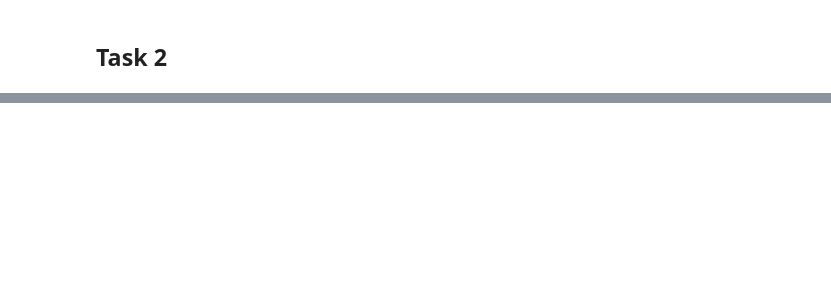
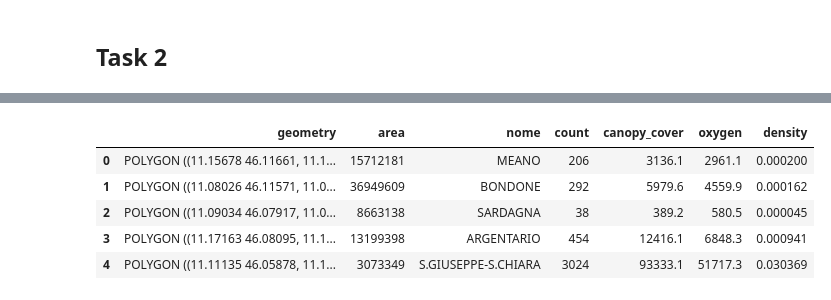
Before and after one commit to imperiale-m/data-visualization, a Jupyter notebook: data/data.ipynb, the cells around one changed output, grey strips where cells are left out. Saved outputs shown, nothing was run; the diff lists cells and outputs as text; code cells hidden in the pictures; blank space fills up the shorter version.

```diff
--- a/data/data.ipynb
+++ b/data/data.ipynb
@@ -144,0 +396,7 @@ task2.to_csv('task2.csv', index=False)
+# %%
+canopy_cover = trento_trees.groupby('nome')['canopy_cover_m2'].sum().sort_values(ascending=False).reset_index(name='canopy_cover')
+# %%
+oxygen = trento_trees.groupby('nome')['oxygen_production_kg_yr'].sum().sort_values(ascending=False).reset_index(name='oxygen')
+# %%
+trento = trento.join(canopy_cover.set_index(["nome"]), on='nome')
+trento = trento.join(oxygen.set_index(["nome"]), on='nome')
@@ -144,0 +405,11 @@ task2.to_csv('task2.csv', index=False)
+# %%
+trento['density'] = trento['canopy_cover'] / trento['area']
+# %%
+trento.head()
+# %% [output]
+|  | geometry | area | nome | count | canopy_cover | oxygen | density |
+| 0 | POLYGON ((11.15678 46.11661, 11.1... | 15712181 | MEANO | 206 | 3136.1 | 2961.1 | 0.000200 |
+| 1 | POLYGON ((11.08026 46.11571, 11.0... | 36949609 | BONDONE | 292 | 5979.6 | 4559.9 | 0.000162 |
+| 2 | POLYGON ((11.09034 46.07917, 11.0... | 8663138 | SARDAGNA | 38 | 389.2 | 580.5 | 0.000045 |
+| 3 | POLYGON ((11.17163 46.08095, 11.1... | 13199398 | ARGENTARIO | 454 | 12416.1 | 6848.3 | 0.000941 |
+| 4 | POLYGON ((11.11135 46.05878, 11.1... | 3073349 | S.GIUSEPPE-S.CHIARA | 3024 | 93333.1 | 51717.3 | 0.030369 |
```
Also changed, not shown: parts of 50 cells of this notebook, 6 other files.
